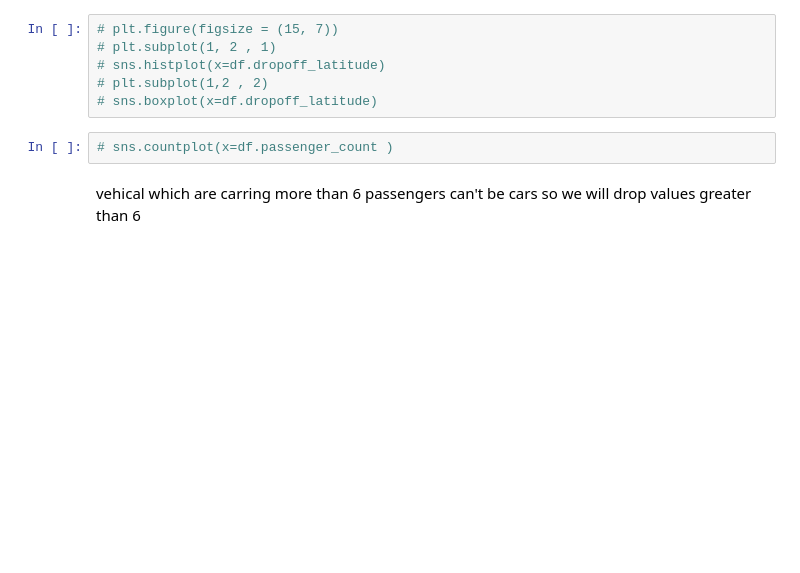
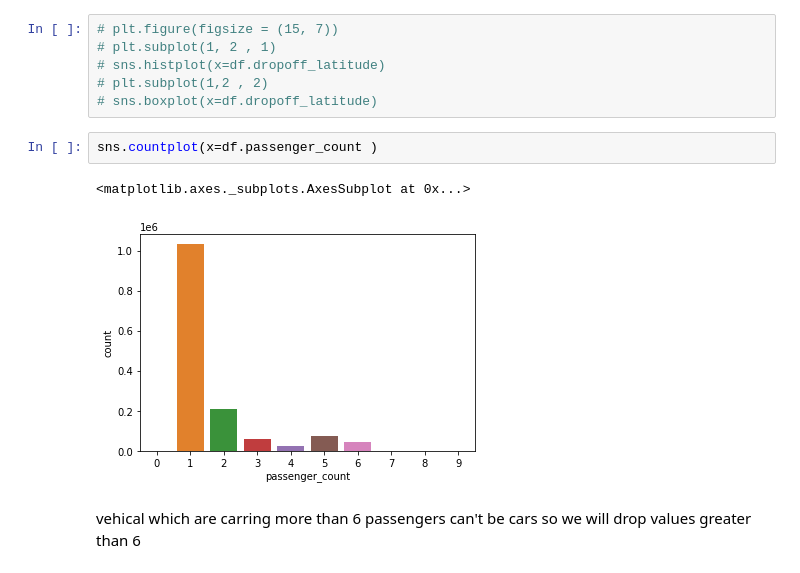
Before and after one commit to GaikwadSandesh/NYC_taxi_prediction, a Jupyter notebook: NYC_taxi_Prediction.ipynb, the cells around one changed output. Drawn from its saved outputs; the diff is of its cells as text; blank space fills up the shorter version.

```diff
--- a/NYC_taxi_Prediction.ipynb
+++ b/NYC_taxi_Prediction.ipynb
@@ -133,7 +191,10 @@ df = df[(40<df['dropoff_latitude']) & (df['dropoff_latitude']<41.2)]
 # plt.subplot(1,2 , 2)
 # sns.boxplot(x=df.dropoff_latitude)
 # %%
-# sns.countplot(x=df.passenger_count )
+sns.countplot(x=df.passenger_count )
+# %% [output]
+<matplotlib.axes._subplots.AxesSubplot at 0x...>
+[figure, added]
 # %% [markdown]
 vehical which are carring more than 6 passengers can't be cars so we will drop  values greater than 6
 # %%
```
Also changed, not shown: parts of 59 cells of this notebook.
